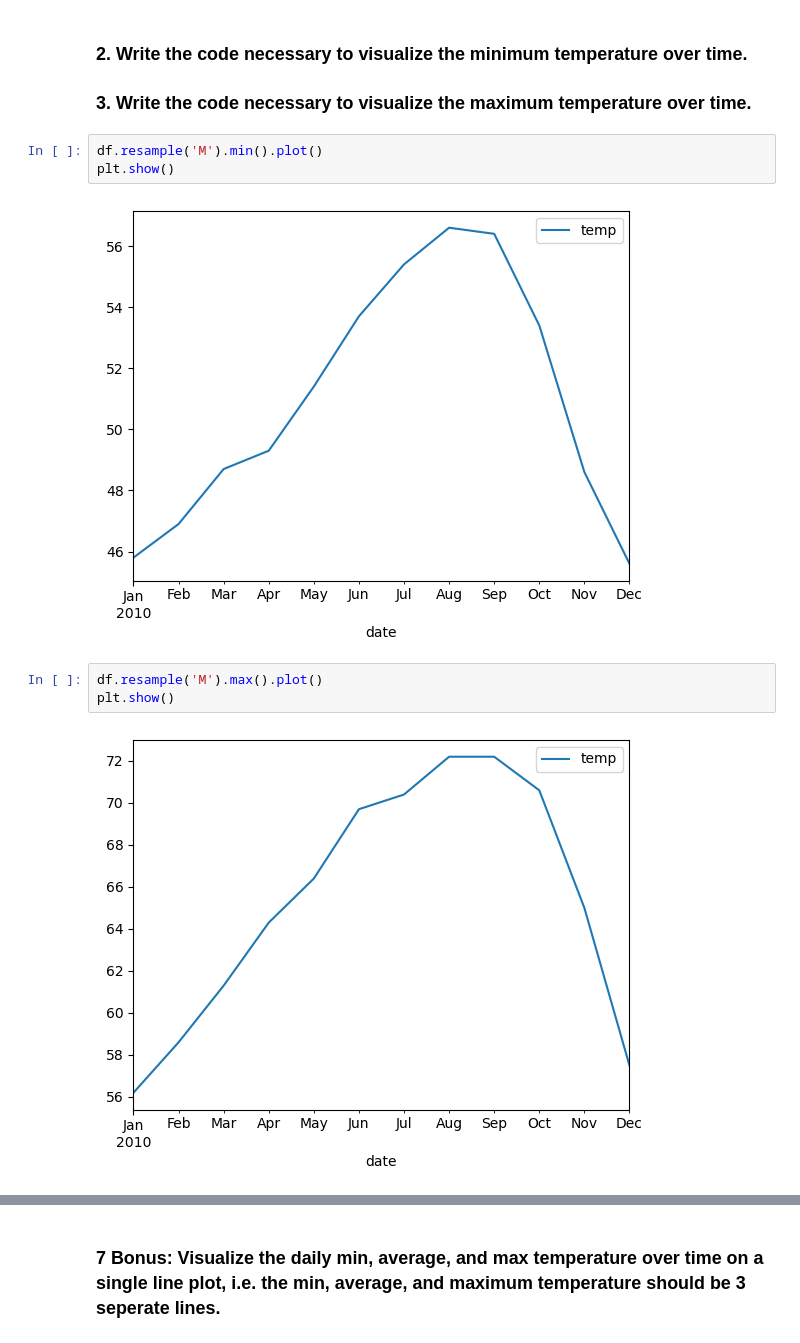
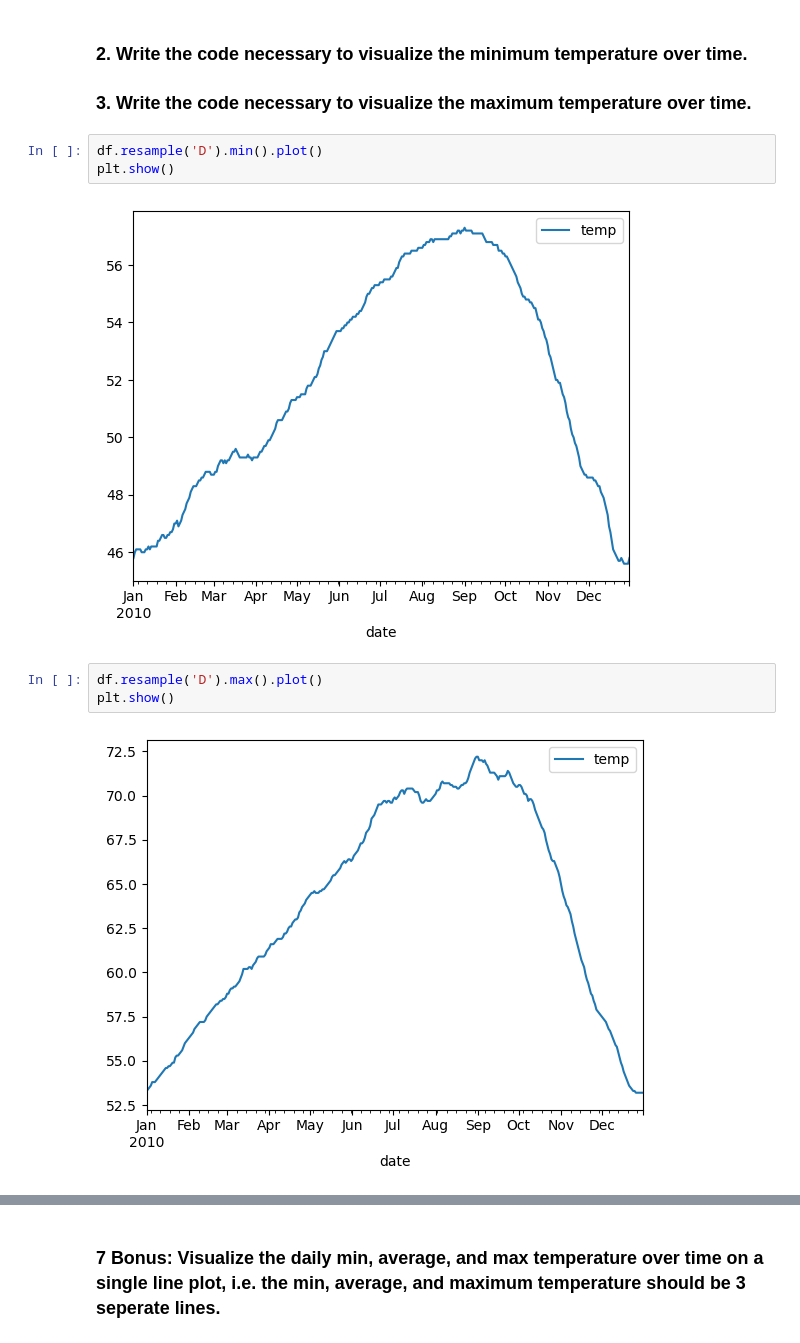
Before and after one commit to Chellyann-moreno/time-series-exercises, a Jupyter notebook: date_exercises.ipynb, the cells around one changed output, grey strips where cells are left out. Cells and saved outputs as stored; diff of their text form.

```diff
--- a/date_exercises.ipynb
+++ b/date_exercises.ipynb
@@ -64,15 +64,15 @@ plt.show()
 ### 2. Write the code necessary to visualize the minimum temperature over time.
 ### 3. Write the code necessary to visualize the maximum temperature over time.
 # %%
-df.resample('M').min().plot()
+df.resample('D').min().plot()
 plt.show()
 # %% [output]
-[figure, old version]
+[figure, new version]
 # %%
-df.resample('M').max().plot()
+df.resample('D').max().plot()
 plt.show()
 # %% [output]
-[figure, old version]
+[figure, new version]
 # %% [markdown]
 ### 4. Which month is the coldest, on average?
 - Jan
```
Also changed, not shown: parts of 17 cells of this notebook, 6 other files.
